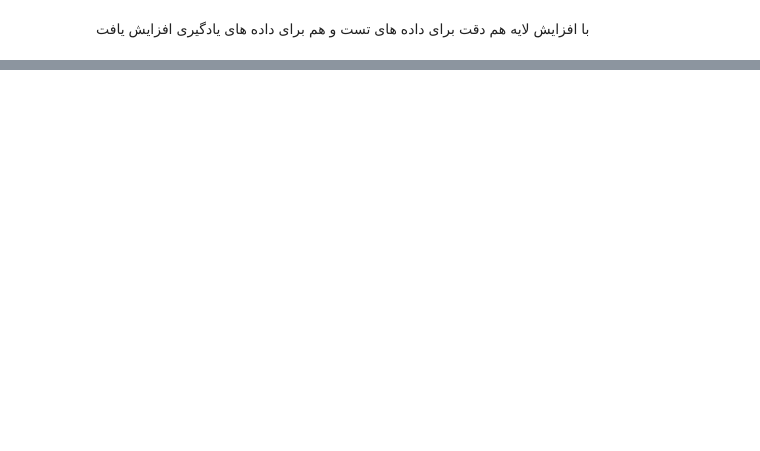
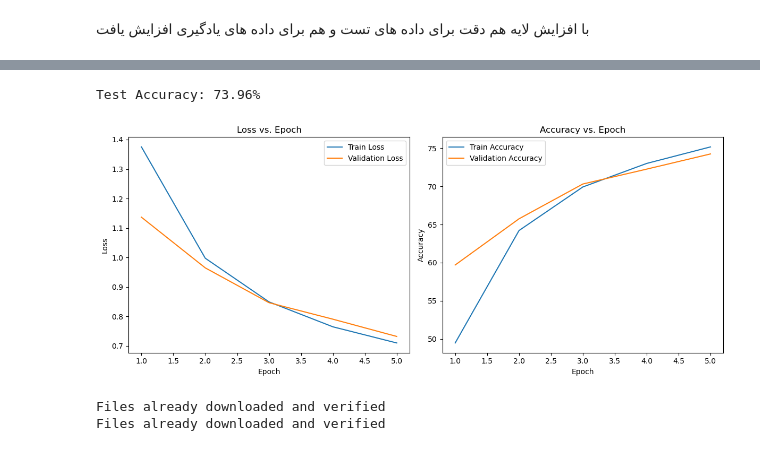
Before and after one commit to mmahdin/Computational-Intelligence-EE-AUT, a Jupyter notebook: lab/7/main.ipynb, the cells around one changed output, grey strips where cells are left out. Drawn from its saved outputs; the diff is of its cells as text; code cells hidden in the pictures; blank space fills up the shorter version.

```diff
--- a/lab/7/main.ipynb
+++ b/lab/7/main.ipynb
@@ -381,0 +418,14 @@ plt.show()
+# %%
+model = CIFAR10_CNN().to(device)
+
+# Loss and optimizer
+learning_rate = 0.001
+criterion = nn.NLLLoss()
+optimizer = optim.Adam(model.parameters(), lr=learning_rate)
+# %%
+num_epochs = 5
+
+# Run training and save the metrics
+train_losses, train_accuracies, val_losses, val_accuracies = train(
+    model, train_loader, val_loader, criterion, optimizer, num_epochs
+)
@@ -381,0 +438,30 @@ plt.show()
+# %%
+test_accuracy = evaluate_test_accuracy(model, test_loader)
+# %% [output]
+Test Accuracy: 73.96%
+# %%
+# Plot the results
+epochs = range(1, num_epochs + 1)
+
+plt.figure(figsize=(12, 5))
+
+plt.subplot(1, 2, 1)
+plt.plot(epochs, train_losses, label='Train Loss')
+plt.plot(epochs, val_losses, label='Validation Loss')
+plt.xlabel('Epoch')
+plt.ylabel('Loss')
+plt.title('Loss vs. Epoch')
+plt.legend()
+
+plt.subplot(1, 2, 2)
+plt.plot(epochs, train_accuracies, label='Train Accuracy')
+plt.plot(epochs, val_accuracies, label='Validation Accuracy')
+plt.xlabel('Epoch')
+plt.ylabel('Accuracy')
+plt.title('Accuracy vs. Epoch')
+plt.legend()
+
+plt.tight_layout()
+plt.show()
+# %% [output]
+[figure, added]
@@ -381,0 +495,24 @@ plt.show()
+# %%
+transform_train = transforms.Compose([
+    transforms.RandomHorizontalFlip(),
+    transforms.RandomCrop(32, padding=4),
+    transforms.ColorJitter(brightness=0.2, contrast=0.2, saturation=0.2, hue=0.1),
+    transforms.ToTensor(),
+    transforms.Normalize((0.4914, 0.4822, 0.4465), (0.247, 0.243, 0.261))
+])
+
+# Load CIFAR-10 dataset
+train_data = datasets.CIFAR10(root='./data', train=True, download=True, transform=transform)
+test_data = datasets.CIFAR10(root='./data', train=False, download=True, transform=transform)
+
+# Split train_data into training and validation sets
+train_size = int(0.8 * len(train_data))
+val_size = len(train_data) - train_size
+train_dataset, val_dataset = random_split(train_data, [train_size, val_size])
+
+train_loader = DataLoader(train_dataset, batch_size=batch_size, shuffle=True)
+val_loader = DataLoader(val_dataset, batch_size=batch_size, shuffle=False)
+test_loader = DataLoader(test_data, batch_size=batch_size, shuffle=False)
+# %% [output]
+Files already downloaded and verified
+Files already downloaded and verified
```
Also changed, not shown: parts of 23 cells of this notebook.
